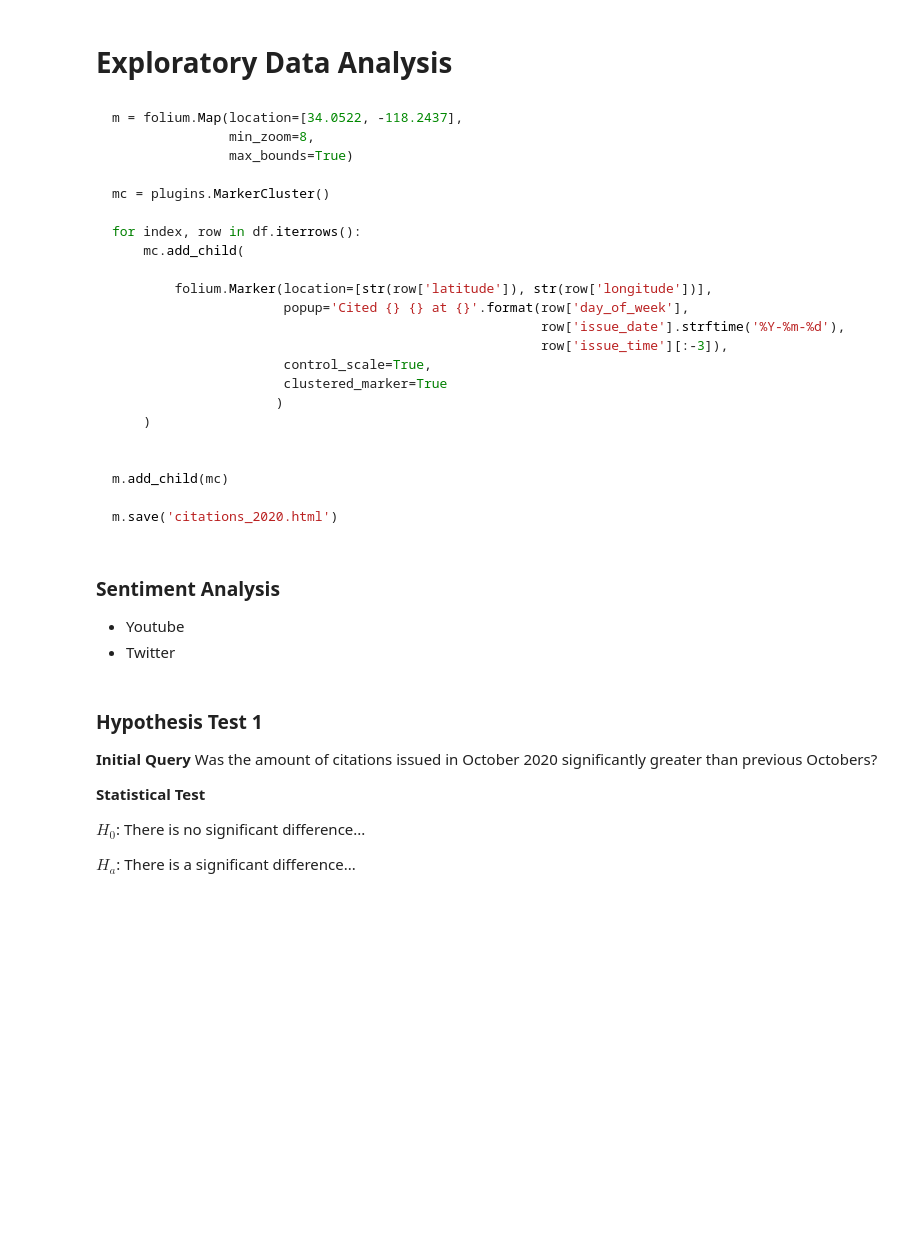
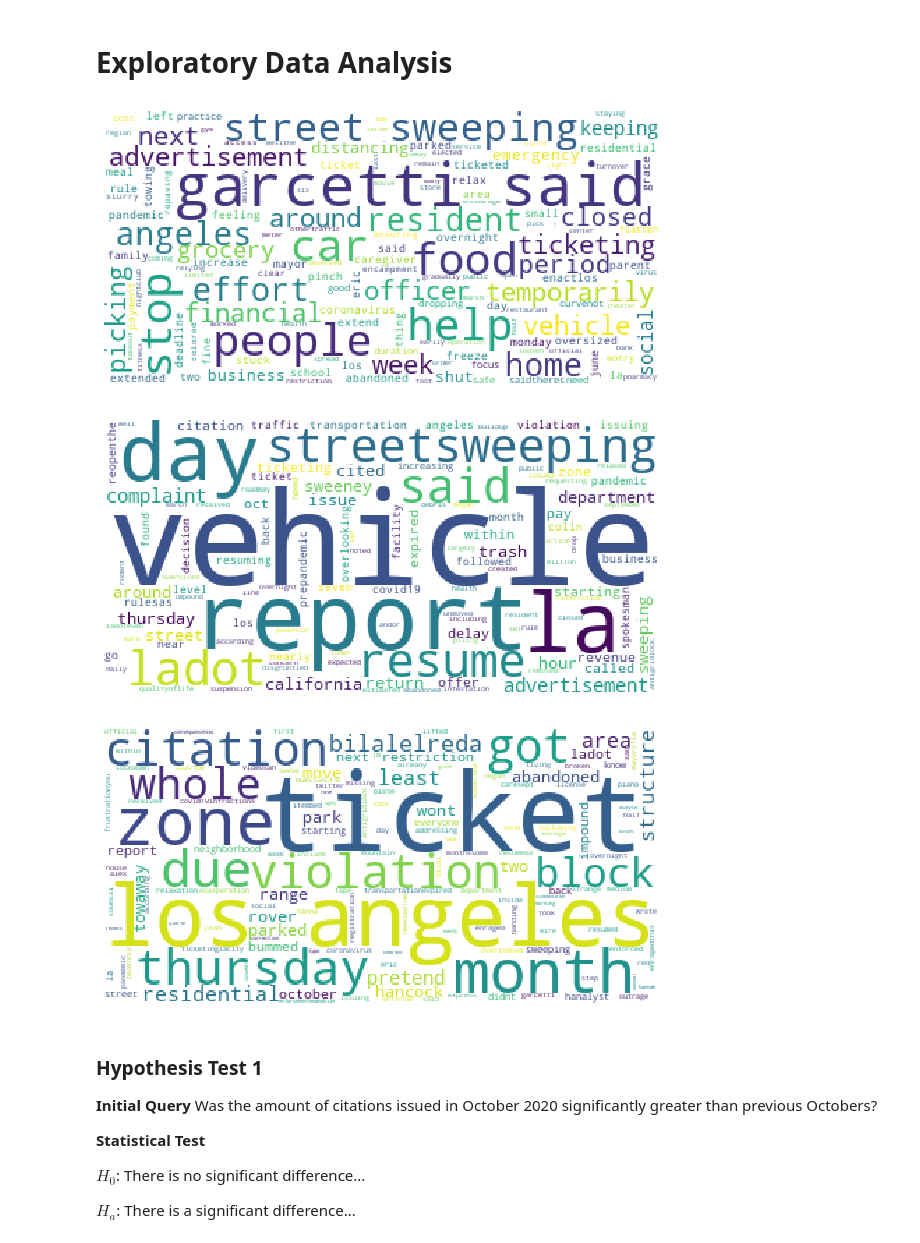
Before and after one commit to Promeos/LADOT-COVID19-enforcement, a Jupyter notebook: MVP.ipynb, the cells around one changed output. Saved outputs shown, nothing was run; the diff lists cells and outputs as text; code cells hidden in the pictures; blank space fills up the shorter version.

Commit message:
Add text exploration

````diff
--- a/MVP.ipynb
+++ b/MVP.ipynb
@@ -143,0 +102,6 @@ with open('abc7_ladot.txt', mode ='w') as file:
+# %%
+df_news = acquire.get_news_articles()
+# %%
+remove_words = ['parking', 'vehicle', 'city', 'enforcement']
+
+df_text = prepare.prep_article_data(df_news, column='article', add_to_stopwords=remove_words)
@@ -153,35 +124,18 @@ with open('abc7_ladot.txt', mode ='w') as file:
 df_citations = prepare.prep_sweep_data(df)
 # %% [markdown]
 # Exploratory Data Analysis
-# %% [markdown]
-```python
-m = folium.Map(location=[34.0522, -118.2437],
-               min_zoom=8,
-               max_bounds=True)
-
-mc = plugins.MarkerCluster()
-
-for index, row in df.iterrows():
-    mc.add_child(
-
-        folium.Marker(location=[str(row['latitude']), str(row['longitude'])],
-                      popup='Cited {} {} at {}'.format(row['day_of_week'],
-                                                       row['issue_date'].strftime('%Y-%m-%d'),
-                                                       row['issue_time'][:-3]),
-                      control_scale=True,
-                      clustered_marker=True
-                     )
-    )
-
-
-m.add_child(mc)
-
-m.save('citations_2020.html')
-```
-# %% [markdown]
-### Sentiment Analysis
-- Youtube
-- Twitter
+# %%
+sns.set_context('poster')
+
+for i in range(0, 3):
+    plt.figure(figsize=(10, 10))
+    img = WordCloud(background_color='white').generate(df_text.clean[i])
+    plt.imshow(img)
+    plt.axis('off')
+# %% [output]
+[figure, added]
+[figure, added]
+[figure, added]
 # %% [markdown]
 ### Hypothesis Test 1
 
````
Also changed, not shown: parts of 11 cells of this notebook, 2 other files.
